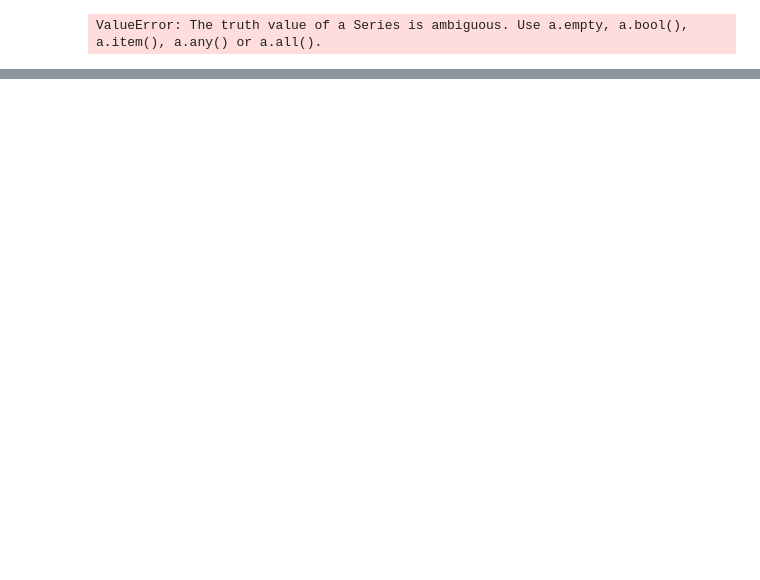
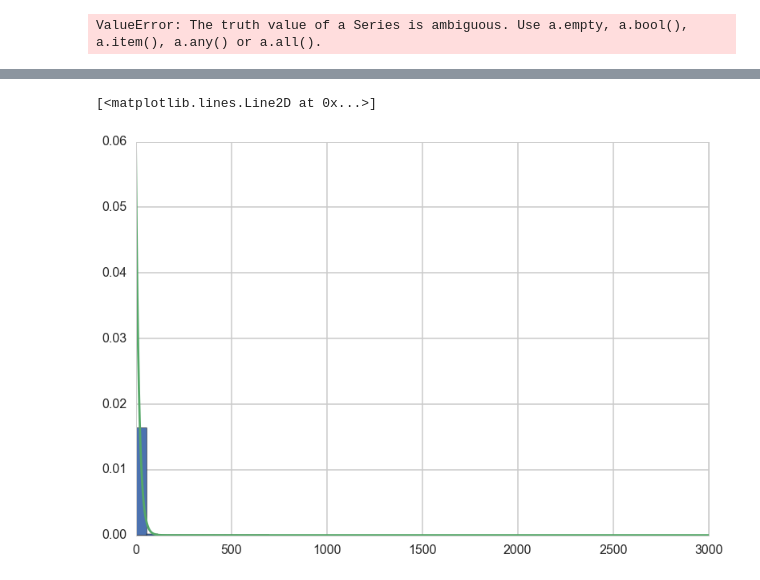
Before and after one commit to tperol/earthquake-clusters, a Jupyter notebook: explore_data_eric.ipynb, the cells around one changed output, grey strips where cells are left out. Saved outputs shown, nothing was run; the diff lists cells and outputs as text; code cells hidden in the pictures; blank space fills up the shorter version.

```diff
--- a/explore_data_eric.ipynb
+++ b/explore_data_eric.ipynb
@@ -223,0 +215,36 @@ plt.plot(x,np.log(y))
+# %%
+#converts time stamp to day, hour
+#Jan 1 of start year is day 1
+#def to_hours(startyear,df):
+import datetime
+#function to create list of interarrival times in hours from df with origin time
+def get_hours_between(df):
+    dates=[]
+    origintimes = since_1980_df.origintime.values
+for d in origintimes:
+    date = d
+    year, month, day = date.split('-')
+    day, hour = day.split(' ')
+    hour, minute, second = hour.split(':')
+    if len(second.split('.'))==2:
+        second, microsecond = second.split('.')
+    elif len(second.split('.'))==1:
+        microsecond=0
+    dates.append(datetime.datetime(int(year), int(month), int(day), int(hour), int(minute),
+                                   int(second), int(microsecond)))
+dates=sorted(dates)
+
+deltas=[]
+for i in range(1,len(dates)):
+    delta = dates[i] - dates[i-1]
+    delta = delta.total_seconds()/3600
+    deltas.append(delta)
+#sp.stats.kstest(deltas, 'expon', alternative='two-sided')
+expo_fit = sp.stats.expon.fit(deltas, floc=0)
+plt.hist(deltas, bins=50, normed=True)
+x = np.arange(0,3000,0.01)
+y = sp.stats.expon.pdf(x, scale=expo_fit[1])
+plt.plot(x,y)
+# %% [output]
+[<matplotlib.lines.Line2D at 0x...>]
+[figure, added]
```
Also changed, not shown: parts of 3 cells of this notebook.
